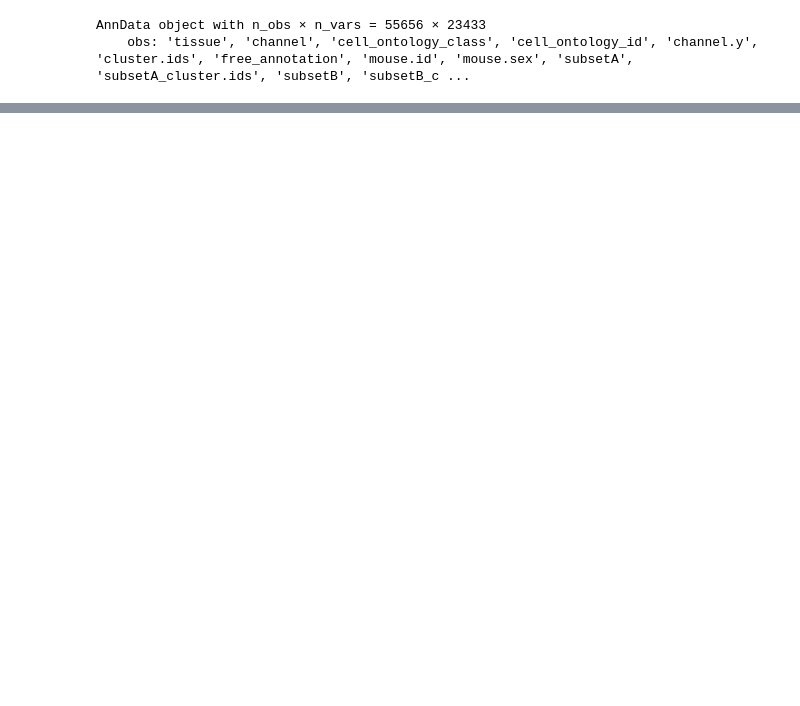
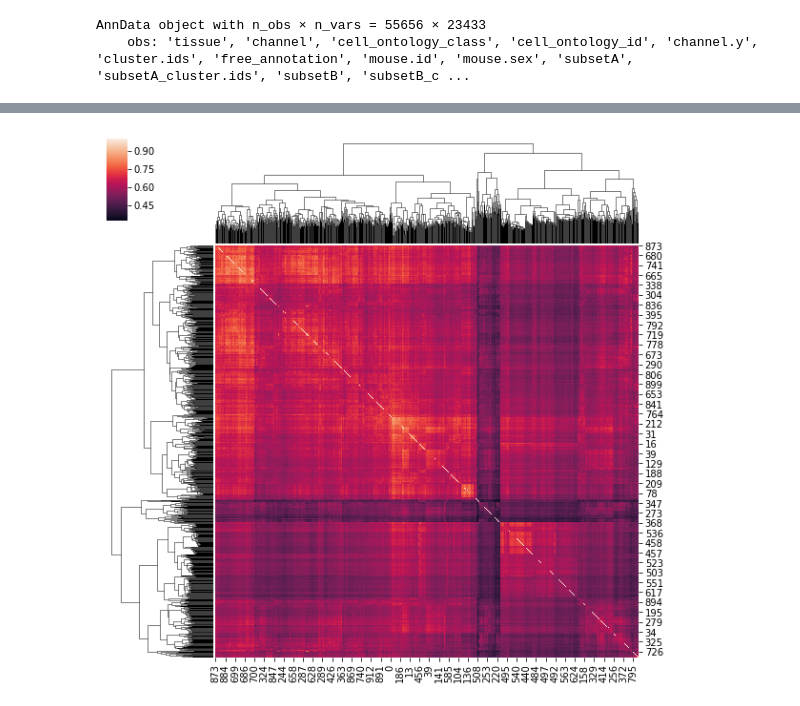
Before and after one commit to anders-biostat/sc_methods, a Jupyter notebook: Tm_dist/endo_neighbours.ipynb, the cells around one changed output, grey strips where cells are left out. Saved outputs shown, nothing was run; the diff lists cells and outputs as text; code cells hidden in the pictures; blank space fills up the shorter version.

```diff
--- a/Tm_dist/endo_neighbours.ipynb
+++ b/Tm_dist/endo_neighbours.ipynb
@@ -63,0 +164,4 @@ plt.ylim(0,2500);
+# %%
+seaborn.clustermap( h5sim[ cnts.obs.endo_gold, : ][ : , cnts.obs.endo_gold ] );
+# %% [output]
+[figure, added]
```
Also changed, not shown: parts of 26 cells of this notebook, 1 other file.
